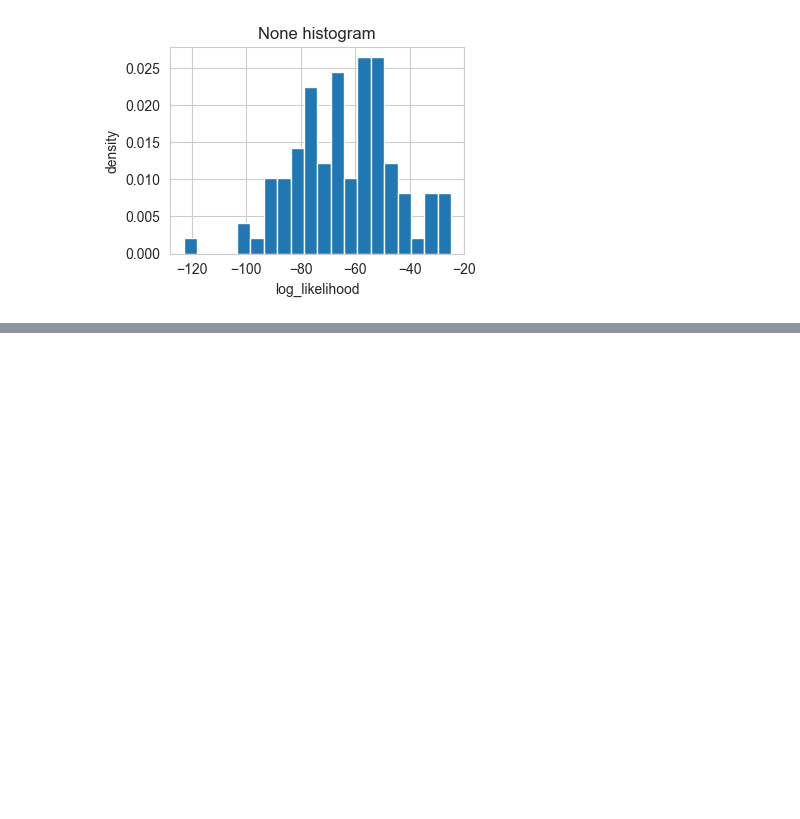
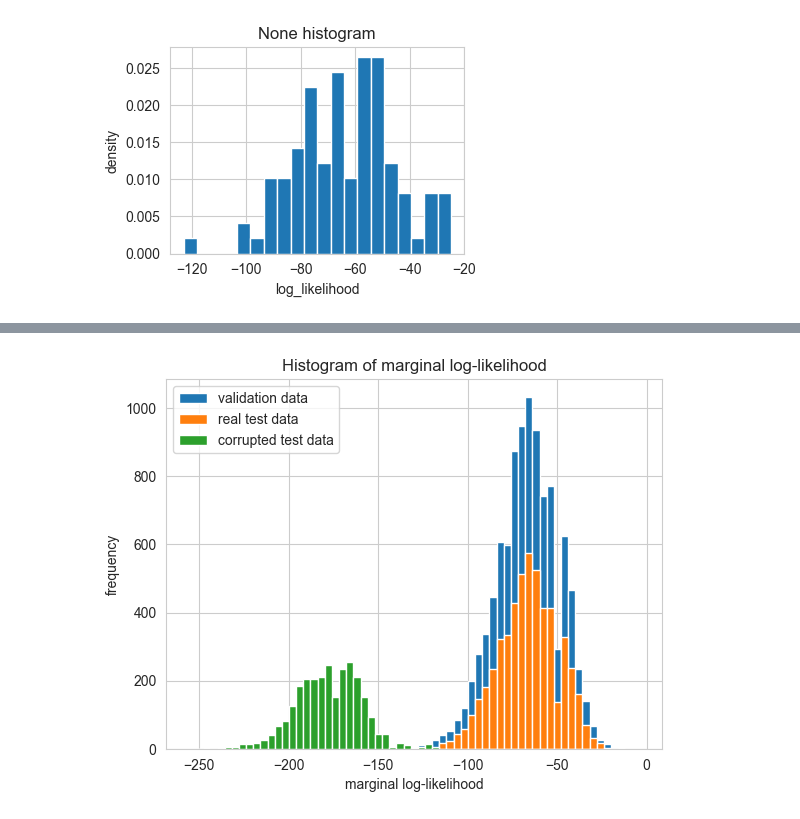
Before and after one commit to Hadartalisr/Probabilistic_Methods_In_AI, a Jupyter notebook: Project_1/proj1.ipynb, the cells around one changed output, grey strips where cells are left out. Saved outputs shown, nothing was run; the diff lists cells and outputs as text; code cells hidden in the pictures; blank space fills up the shorter version.

```diff
--- a/Project_1/proj1.ipynb
+++ b/Project_1/proj1.ipynb
@@ -572,3 +572,11 @@ log_likelihood = hmm.log_likelihood(obs)
 plot_histogram(log_likelihood, xlabel='log_likelihood')
 # %% [output]
 [figure]
+# %%
+# Q4
+print('''
+    ########################################
+    ##########         Q4         ##########
+    ########################################
+''')
+hmm2 = get_hmm(2)
@@ -574,0 +597,45 @@ plot_histogram(log_likelihood, xlabel='log_likelihood')
+# %%
+########################################
+##########         Q4         ##########
+########################################
+def Q4_identify_corrupt_data(hmm):
+    """
+    Loads the data and plots the histograms. Rest is TODO.
+    Your job is to compute the validation_marginal_log_likelihood, real_marginal_log_likelihood and
+    corrupt_marginal_log_likelihood below.
+    """
+    # get data
+    validation_data = load_data('validation_data')
+    test_data = load_data('test_data')
+    '''
+    TODO. Calculate marginal_log_likelihood on validation data, define prediction rule,
+            and calculate marginal_log_likelihood of test samples classified as real and as corrupted.
+    '''
+    validation_marginal_log_likelihood = hmm.log_likelihood(validation_data)
+    test_marginal_log_likelihood = hmm.log_likelihood(test_data)
+
+    validation_log_likelihood_expectation = np.average(validation_marginal_log_likelihood)
+    validation_log_likelihood_std = np.std(validation_marginal_log_likelihood)
+
+    is_corrupted = [log_p_O < validation_log_likelihood_expectation - 3 * validation_log_likelihood_std for log_p_O in test_marginal_log_likelihood]
+
+    real_marginal_log_likelihood = test_marginal_log_likelihood[ ~np.array(is_corrupted)]
+    corrupt_marginal_log_likelihood = test_marginal_log_likelihood[is_corrupted]
+
+    # plot histograms
+    plt.title('Histogram of marginal log-likelihood')
+    mi = np.min([corrupt_marginal_log_likelihood.min(), real_marginal_log_likelihood.min(),
+                 validation_marginal_log_likelihood.min()])
+    _, bins, _ = plt.hist(validation_marginal_log_likelihood, label='validation data', bins=np.arange(mi - 10, 0, 4))
+    plt.hist(real_marginal_log_likelihood, label='real test data', bins=bins)
+    plt.hist(corrupt_marginal_log_likelihood, label='corrupted test data', bins=bins)
+    plt.xlabel('marginal log-likelihood')
+    plt.ylabel('frequency')
+    plt.legend()
+    plt.savefig('plots/Q4_hist', bbox_inches='tight')
+    plt.show()
+
+
+Q4_identify_corrupt_data(hmm2)
+# %% [output]
+[figure, added]
```
Also changed, not shown: parts of 2 cells of this notebook, 1 other file.
